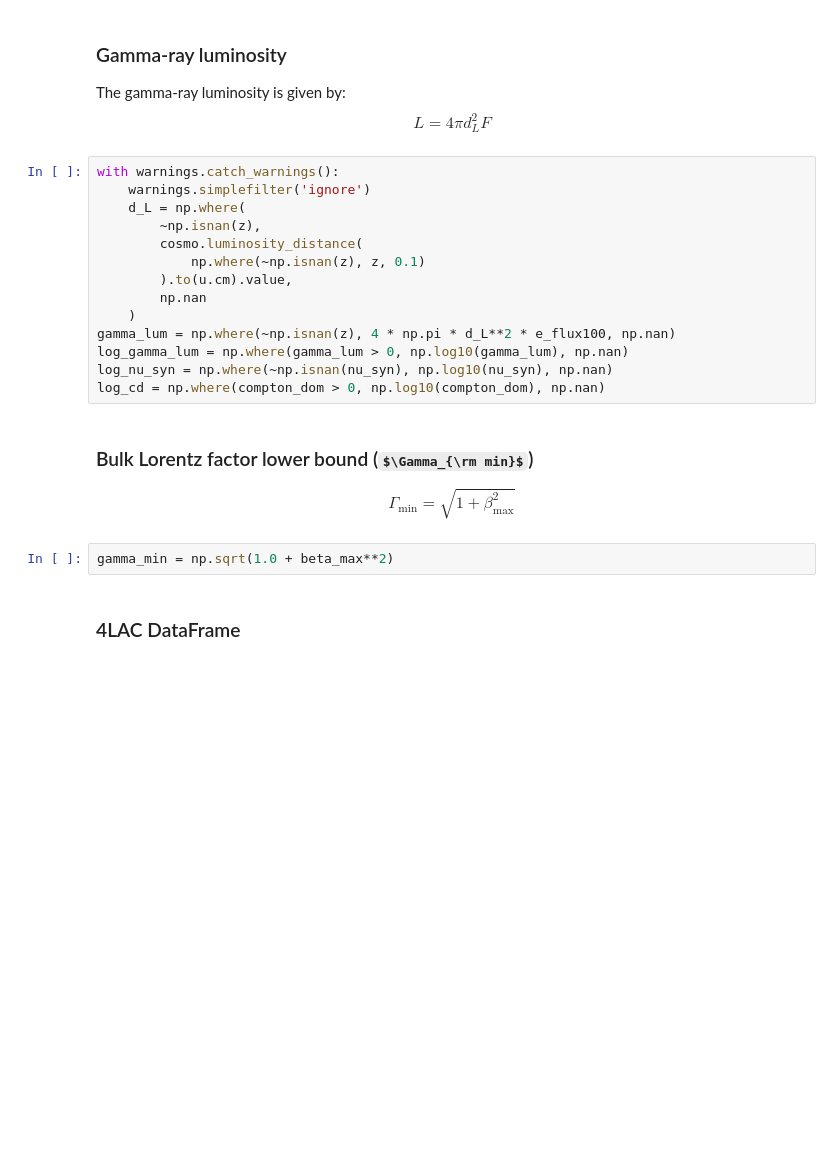
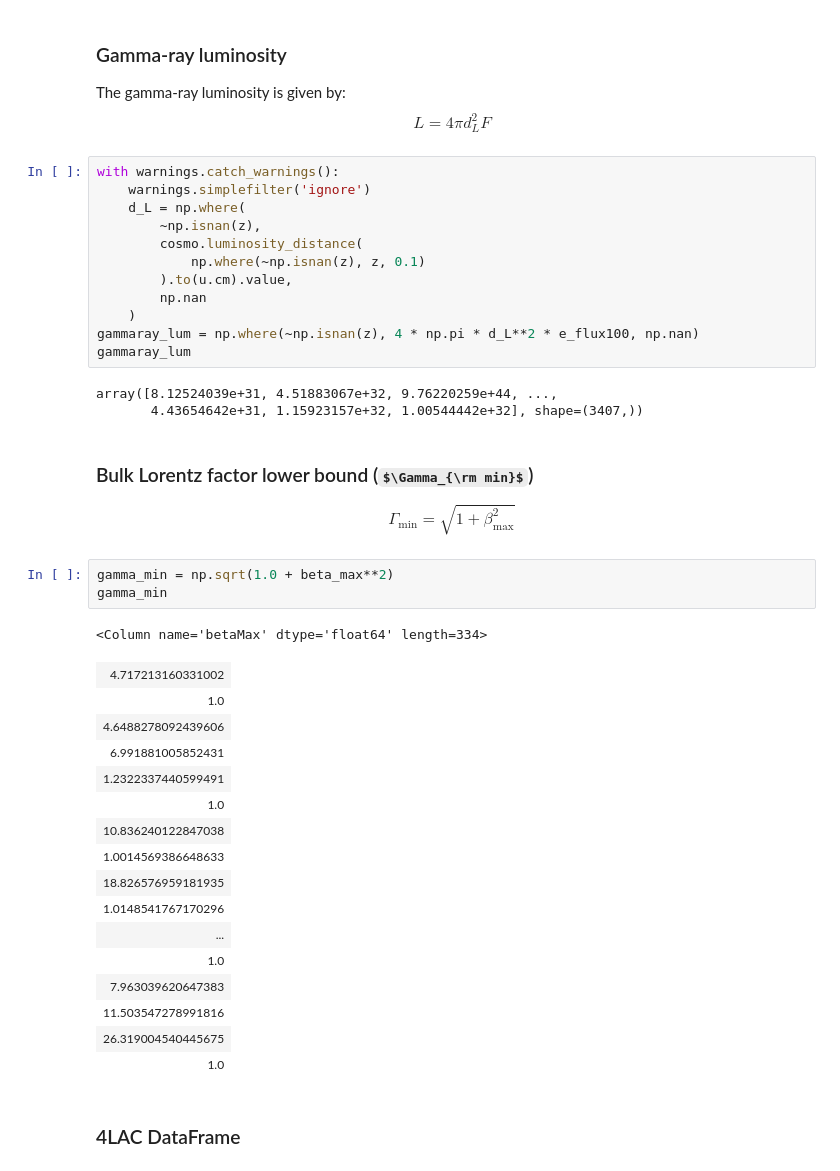
Before and after one commit to altjerue/ilwikak-ml, a Jupyter notebook: blazar_population_ml.ipynb, the cells around one changed output. Drawn from its saved outputs; the diff is of its cells as text; some formulas as TeX source; blank space fills up the shorter version.

```diff
--- a/blazar_population_ml.ipynb
+++ b/blazar_population_ml.ipynb
@@ -644,15 +645,35 @@ with warnings.catch_warnings():
         ).to(u.cm).value,
         np.nan
     )
-gamma_lum = np.where(~np.isnan(z), 4 * np.pi * d_L**2 * e_flux100, np.nan)
-log_gamma_lum = np.where(gamma_lum > 0, np.log10(gamma_lum), np.nan)
-log_nu_syn = np.where(~np.isnan(nu_syn), np.log10(nu_syn), np.nan)
-log_cd = np.where(compton_dom > 0, np.log10(compton_dom), np.nan)
+gammaray_lum = np.where(~np.isnan(z), 4 * np.pi * d_L**2 * e_flux100, np.nan)
+gammaray_lum
+# %% [output]
+array([8.12524039e+31, 4.51883067e+32, 9.76220259e+44, ...,
+       4.43654642e+31, 1.15923157e+32, 1.00544442e+32], shape=(3407,))
 # %% [markdown]
 ### Bulk Lorentz factor lower bound ($\Gamma_{\rm min}$)
 
 $$\Gamma_{\min} = \sqrt{1 + \beta_{\max}^2}$$
 # %%
 gamma_min = np.sqrt(1.0 + beta_max**2)
+gamma_min
+# %% [output]
+<Column name='betaMax' dtype='float64' length=334>
+| 4.717213160331002 |
+| 1.0 |
+| 4.6488278092439606 |
+| 6.991881005852431 |
+| 1.2322337440599491 |
+| 1.0 |
+| 10.836240122847038 |
+| 1.0014569386648633 |
+| 18.826576959181935 |
+| 1.0148541767170296 |
+| ... |
+| 1.0 |
+| 7.963039620647383 |
+| 11.503547278991816 |
+| 26.319004540445675 |
+| 1.0 |
 # %% [markdown]
 ### 4LAC DataFrame
```
Also changed, not shown: parts of 8 cells of this notebook, 1 other file.
